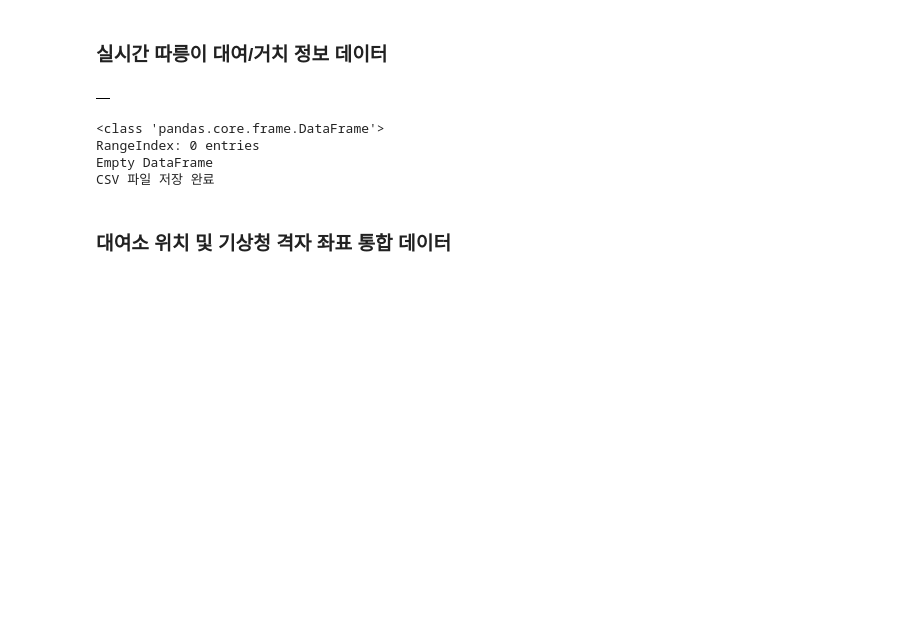
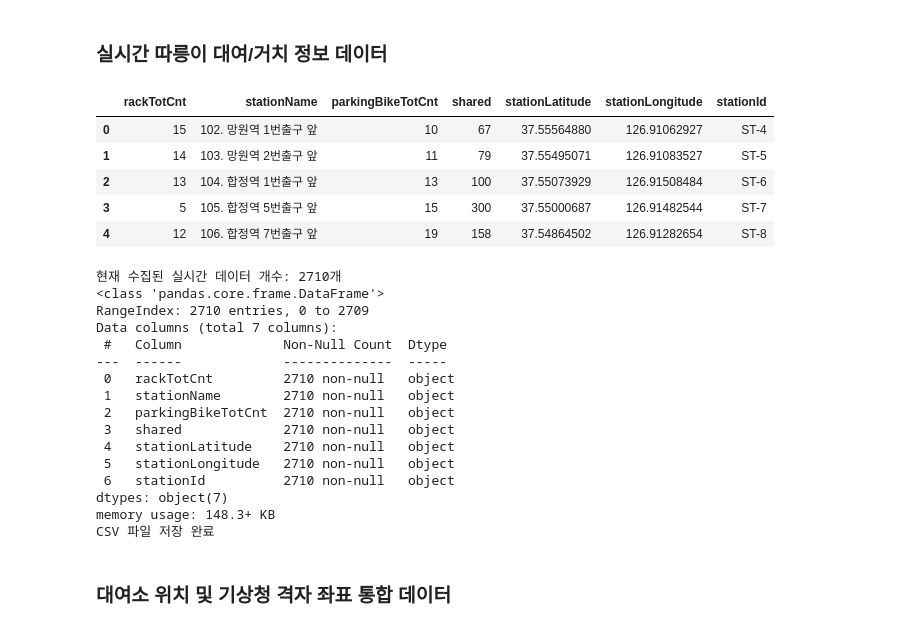
Before and after one commit to syeonris72/seoul-bicycle-analysis, a Jupyter notebook: sub/notebooks/seoul_bike.ipynb, the cells around one changed output. Drawn from its saved outputs; the diff is of its cells as text; code cells hidden in the pictures; blank space fills up the shorter version.

```diff
--- a/sub/notebooks/seoul_bike.ipynb
+++ b/sub/notebooks/seoul_bike.ipynb
@@ -171,39 +171,58 @@ start = 1
 end = 1000
 
 while True:
     url = f'http://openapi.seoul.go.kr:8088/{api_key}/json/bikeList/{start}/{end}/'
     try:
         response = requests.get(url, timeout=10).json()
-        if 'realTimeRentData' in response and 'row' in response['realTimeRentData']:
-            rows = response['realTimeRentData']['row']
+
+        if 'rentBikeStatus' in response and 'row' in response['rentBikeStatus']:
+            rows = response['rentBikeStatus']['row']
             real_time_bike_rent_rows.extend(rows)
             start += 1000
             end += 1000
         else:
             break
     except Exception as e:
         break
 
 real_time_bike_rent_df = pd.DataFrame(real_time_bike_rent_rows)
 
 display(real_time_bike_rent_df.head())
+print(f"현재 수집된 실시간 데이터 개수: {len(real_time_bike_rent_df)}개") # 수집 확인용 프린트
 real_time_bike_rent_df.info()
 
 DATA_PATH = BASE + 'real_time_bike_rent.csv'
 os.makedirs(os.path.dirname(DATA_PATH), exist_ok=True)
 real_time_bike_rent_df.to_csv(DATA_PATH, index=False, encoding='utf-8-sig')
 print("CSV 파일 저장 완료")
 
 real_time_bike_rent_columns = {
     "stationId": "대여소ID", "stationName": "대여소명", "rackTotCnt": "거치대개수",
     "parkingBikeTotCnt": "자전거주차총건수", "shared": "거치율",
     "stationLatitude": "위도", "stationLongitude": "경도"
 }
 # %% [output]
-|  |
+|  | rackTotCnt | stationName | parkingBikeTotCnt | shared | stationLatitude | stationLongitude | stationId |
+| 0 | 15 | 102. 망원역 1번출구 앞 | 10 | 67 | 37.55564880 | 126.91062927 | ST-4 |
+| 1 | 14 | 103. 망원역 2번출구 앞 | 11 | 79 | 37.55495071 | 126.91083527 | ST-5 |
+| 2 | 13 | 104. 합정역 1번출구 앞 | 13 | 100 | 37.55073929 | 126.91508484 | ST-6 |
+| 3 | 5 | 105. 합정역 5번출구 앞 | 15 | 300 | 37.55000687 | 126.91482544 | ST-7 |
+| 4 | 12 | 106. 합정역 7번출구 앞 | 19 | 158 | 37.54864502 | 126.91282654 | ST-8 |
+현재 수집된 실시간 데이터 개수: 2710개
 <class 'pandas.core.frame.DataFrame'>
-RangeIndex: 0 entries
-Empty DataFrame
+RangeIndex: 2710 entries, 0 to 2709
+Data columns (total 7 columns):
+ #   Column             Non-Null Count  Dtype
+---  ------             --------------  -----
+ 0   rackTotCnt         2710 non-null   object
+ 1   stationName        2710 non-null   object
+ 2   parkingBikeTotCnt  2710 non-null   object
+ 3   shared             2710 non-null   object
+ 4   stationLatitude    2710 non-null   object
+ 5   stationLongitude   2710 non-null   object
+ 6   stationId          2710 non-null   object
+dtypes: object(7)
+memory usage: 148.3+ KB
 CSV 파일 저장 완료
 # %% [markdown]
 ### 대여소 위치 및 기상청 격자 좌표 통합 데이터
```
Also changed, not shown: parts of 43 cells of this notebook.
